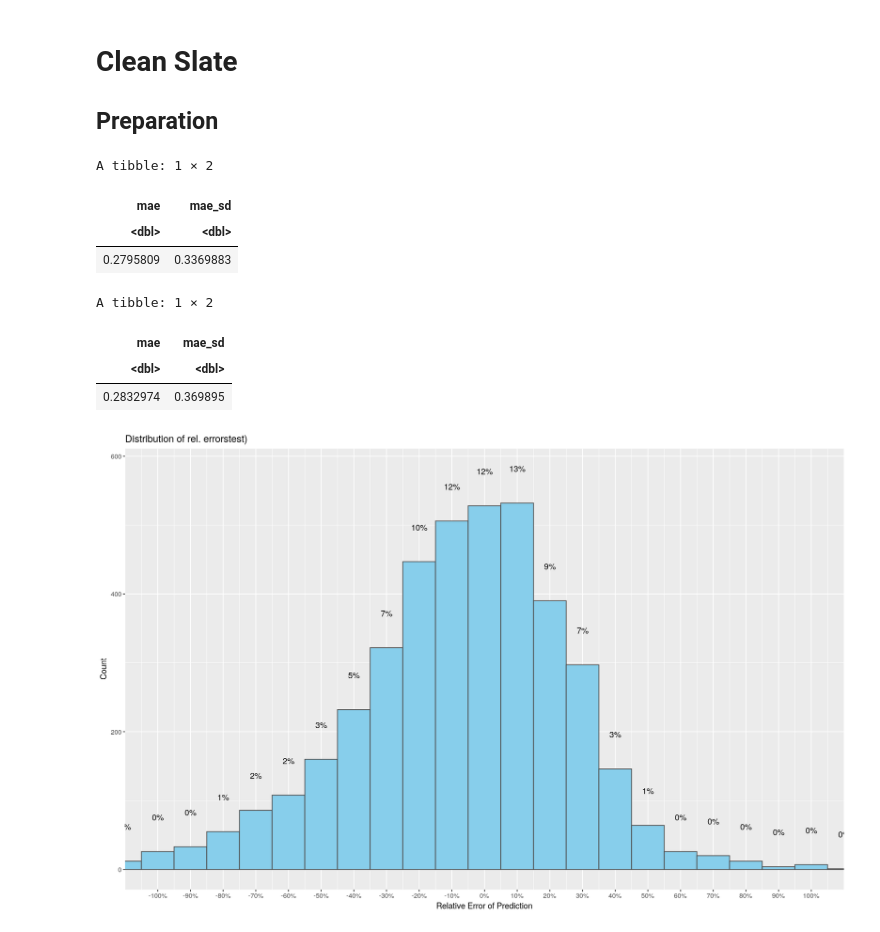
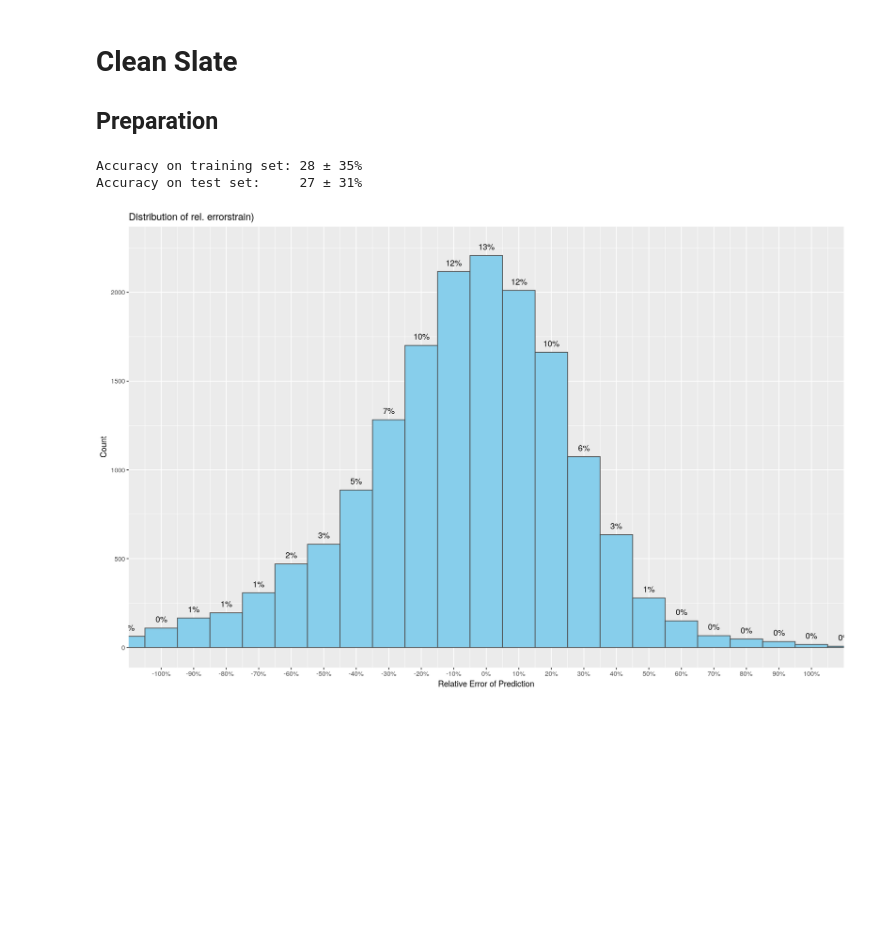
Before and after one commit to slavistan/ml-book-notes, a Jupyter notebook: scratchpad.ipynb, the cells around one changed output. Cells and saved outputs as stored; diff of their text form; code cells hidden in the pictures; blank space fills up the shorter version.

```diff
--- a/scratchpad.ipynb
+++ b/scratchpad.ipynb
@@ -254,42 +255,36 @@ eval_acc <- function(model, fulldata, which_split, attribute="median_house_value
                    offby = labels-preds,
                    offbyrel = offby/labels)
 
     boxplot <- ggplot(info) +
         geom_boxplot(aes(y=abs(offbyrel))) +
         scale_y_log10()
 
     histogram_full <- ggplot(info, aes(x=offbyrel)) +
         geom_histogram(binwidth=1, fill='skyblue', color='grey30') +
         stat_bin(aes(label = case_when(stat(count)/nrow(info) <= 0.01 ~ "≤1%", T ~ paste0(floor(..density..*100), "%")),
                      y = stat(count) * 1.2),
                  binwidth=1, geom="text") +
         scale_y_log10() +
         scale_x_continuous(labels = function(x) {paste0(100*x, "%")}, breaks=seq(-100,100),
                            limits=c(-15,15)) +
         labs(title=paste0("Full distribution of rel. errors (", toString(which_split), ")"), x="Relative Error of Prediction", y="Count")
 
     histogram_99 <- ggplot(info, aes(x=offbyrel)) +
         geom_histogram(binwidth=0.1, fill='skyblue', color='grey30') +
         coord_cartesian(xlim=c(-1,1)) +
         stat_bin(aes(label = paste0(floor(100*stat(count)/nrow(info)), "%"), y=..count..+50), geom="text", binwidth=0.1) +
         scale_x_continuous(labels = function(x) {paste0(100*x, "%")}, breaks=seq(-1,1,0.1)) +
         labs(title=paste0("Distribution of rel. errors", toString(which_split), ")"), x="Relative Error of Prediction", y="Count")
 
     stats <- info %>% summarize(mae=mean(abs(offbyrel)), mae_sd=sd(abs(offbyrel)))
     return(list(stats = stats, boxplot = boxplot, histogram_full = histogram_full, histogram_99 = histogram_99))
 }
 train_eval <- eval_acc(linfit, housing, "train")
 test_eval <- eval_acc(linfit, housing, "test")
-train_eval$stats
-test_eval$stats
-test_eval$histogram_99
+printf("Accuracy on training set: %d ± %d%%\n", round(100 * train_eval$stats$mae), round(100 * train_eval$stats$mae_sd))
+printf("Accuracy on test set:     %d ± %d%%\n", round(100 * test_eval$stats$mae), round(100 * test_eval$stats$mae_sd))
+train_eval$histogram_99
 # %% [output]
-A tibble: 1 × 2
+Accuracy on training set: 28 ± 35%
+Accuracy on test set:     27 ± 31%
-| mae | mae_sd |
-| <dbl> | <dbl> |
-| 0.2795809 | 0.3369883 |
-A tibble: 1 × 2
-| mae | mae_sd |
-| <dbl> | <dbl> |
-| 0.2832974 | 0.369895 |
-[figure, old version]
+[figure, new version]
```
Also changed, not shown: parts of 1 cell of this notebook.
